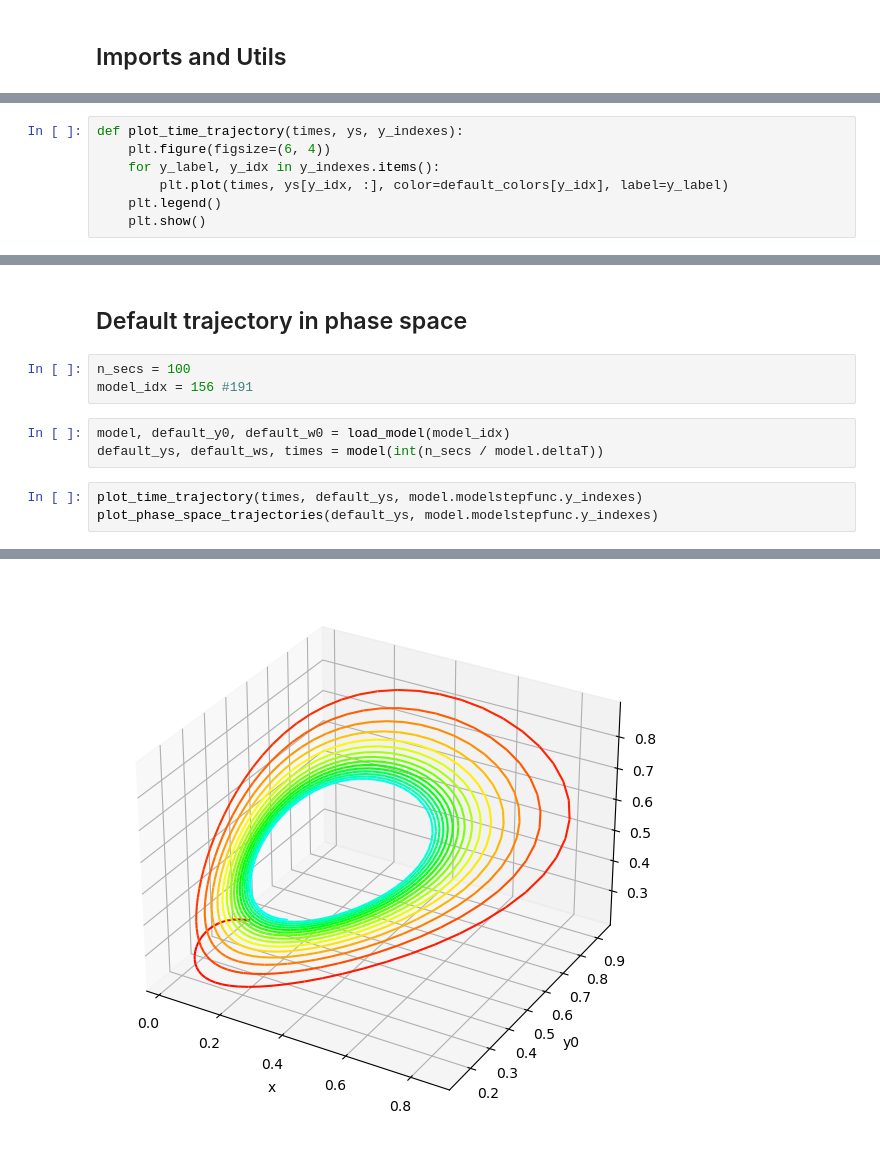
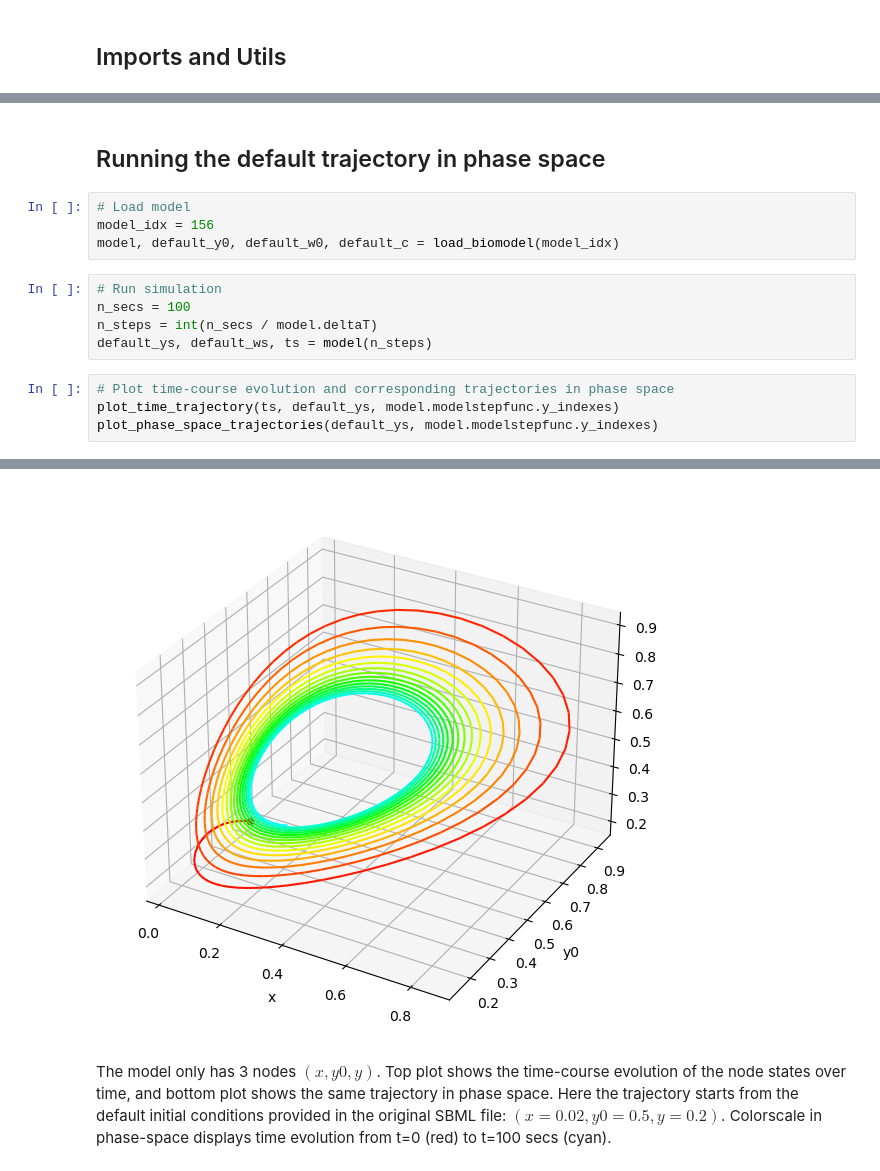
Before and after one commit to flowersteam/sbmltoodejax, a Jupyter notebook: docs/source/tutorials/parallel_execution.ipynb, the cells around one changed output, grey strips where cells are left out. Saved outputs shown, nothing was run; the diff lists cells and outputs as text.

```diff
--- a/docs/source/tutorials/parallel_execution.ipynb
+++ b/docs/source/tutorials/parallel_execution.ipynb
@@ -63,7 +78,0 @@ default_colors = [tuple([c/255 for c in color]) for color in default_colors]
-# %%
-def plot_time_trajectory(times, ys, y_indexes):
-    plt.figure(figsize=(6, 4))
-    for y_label, y_idx in y_indexes.items():
-        plt.plot(times, ys[y_idx, :], color=default_colors[y_idx], label=y_label)
-    plt.legend()
-    plt.show()
@@ -164,17 +142,26 @@ def generate_logo(times, y1, y2):
     plt.axis("off")
     plt.show()
 # %% [markdown]
-## Default trajectory in phase space
+## Running the default trajectory in phase space
 # %%
-n_secs = 100
-model_idx = 156 #191
+# Load model
+model_idx = 156
+model, default_y0, default_w0, default_c = load_biomodel(model_idx)
 # %%
-model, default_y0, default_w0 = load_model(model_idx)
-default_ys, default_ws, times = model(int(n_secs / model.deltaT))
+# Run simulation
+n_secs = 100
+n_steps = int(n_secs / model.deltaT)
+default_ys, default_ws, ts = model(n_steps)
 # %%
-plot_time_trajectory(times, default_ys, model.modelstepfunc.y_indexes)
+# Plot time-course evolution and corresponding trajectories in phase space
+plot_time_trajectory(ts, default_ys, model.modelstepfunc.y_indexes)
 plot_phase_space_trajectories(default_ys, model.modelstepfunc.y_indexes)
 # %% [output]
 [figure]
-[figure, old version]
+[figure, new version]
+# %% [markdown]
+The model only has 3 nodes $(x, y0, y)$.
+Top plot shows the time-course evolution of the node states over time, and bottom plot shows the same trajectory in phase space.
+Here the trajectory starts from the default initial conditions provided in the original SBML file: $(x=0.02, y0=0.5, y=0.2)$.
+Colorscale in phase-space displays time evolution from t=0 (red) to t=100 secs (cyan).
 # %%
```
Also changed, not shown: parts of 20 cells of this notebook, 11 other files.
